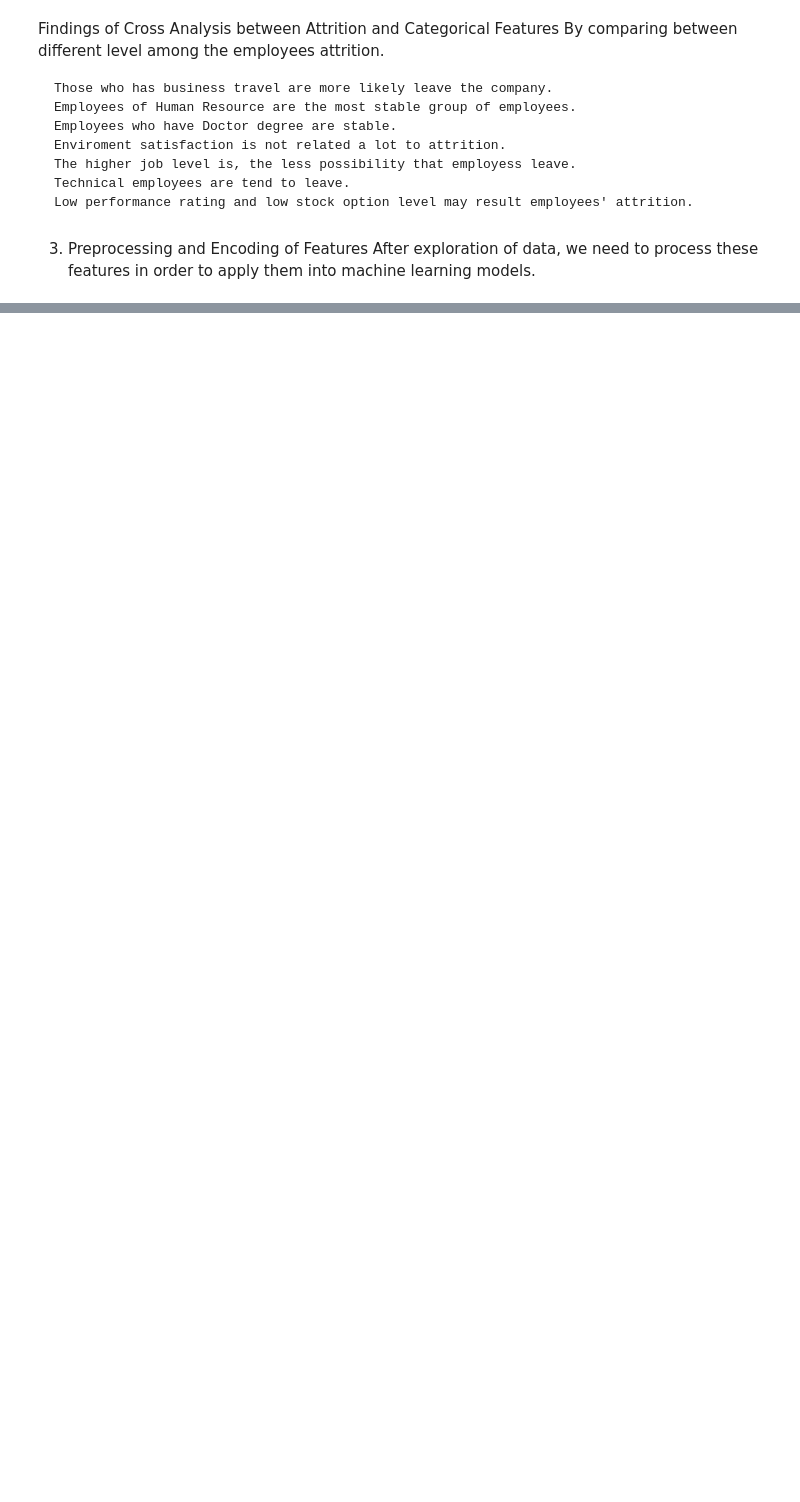
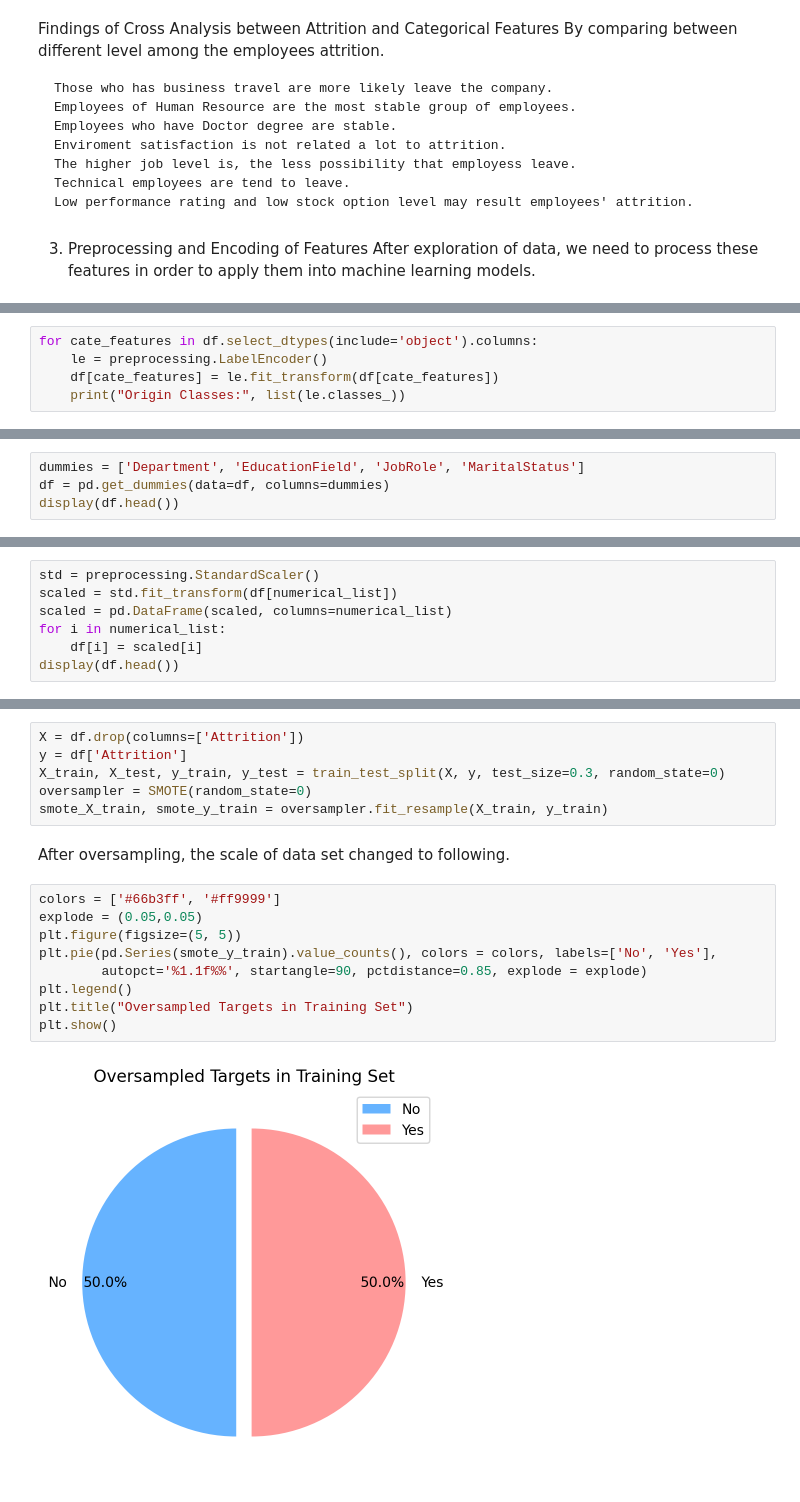
Before and after one commit to giddy-mpungu/MCS_7103-ML, a Jupyter notebook: employee_attrition_prediction.ipynb, the cells around one changed output, grey strips where cells are left out. Cells and saved outputs as stored; diff of their text form; blank space fills up the shorter version.

```diff
--- a/employee_attrition_prediction.ipynb
+++ b/employee_attrition_prediction.ipynb
@@ -289,0 +278,5 @@ DEPRECATION: Loading egg at c:\python311\lib\site-packages\vboxapi-1.0-py3.11.eg
+# %%
+for cate_features in df.select_dtypes(include='object').columns:
+    le = preprocessing.LabelEncoder()
+    df[cate_features] = le.fit_transform(df[cate_features])
+    print("Origin Classes:", list(le.classes_))
@@ -289,0 +302,4 @@ DEPRECATION: Loading egg at c:\python311\lib\site-packages\vboxapi-1.0-py3.11.eg
+# %%
+dummies = ['Department', 'EducationField', 'JobRole', 'MaritalStatus']
+df = pd.get_dummies(data=df, columns=dummies)
+display(df.head())
@@ -289,0 +320,7 @@ DEPRECATION: Loading egg at c:\python311\lib\site-packages\vboxapi-1.0-py3.11.eg
+# %%
+std = preprocessing.StandardScaler()
+scaled = std.fit_transform(df[numerical_list])
+scaled = pd.DataFrame(scaled, columns=numerical_list)
+for i in numerical_list:
+    df[i] = scaled[i]
+display(df.head())
@@ -289,0 +404,19 @@ DEPRECATION: Loading egg at c:\python311\lib\site-packages\vboxapi-1.0-py3.11.eg
+# %%
+X = df.drop(columns=['Attrition'])
+y = df['Attrition']
+X_train, X_test, y_train, y_test = train_test_split(X, y, test_size=0.3, random_state=0)
+oversampler = SMOTE(random_state=0)
+smote_X_train, smote_y_train = oversampler.fit_resample(X_train, y_train)
+# %% [markdown]
+After oversampling, the scale of data set changed to following.
+# %%
+colors = ['#66b3ff', '#ff9999']
+explode = (0.05,0.05)
+plt.figure(figsize=(5, 5))
+plt.pie(pd.Series(smote_y_train).value_counts(), colors = colors, labels=['No', 'Yes'],
+        autopct='%1.1f%%', startangle=90, pctdistance=0.85, explode = explode)
+plt.legend()
+plt.title("Oversampled Targets in Training Set")
+plt.show()
+# %% [output]
+[figure, added]
```
Also changed, not shown: parts of 22 cells of this notebook.
